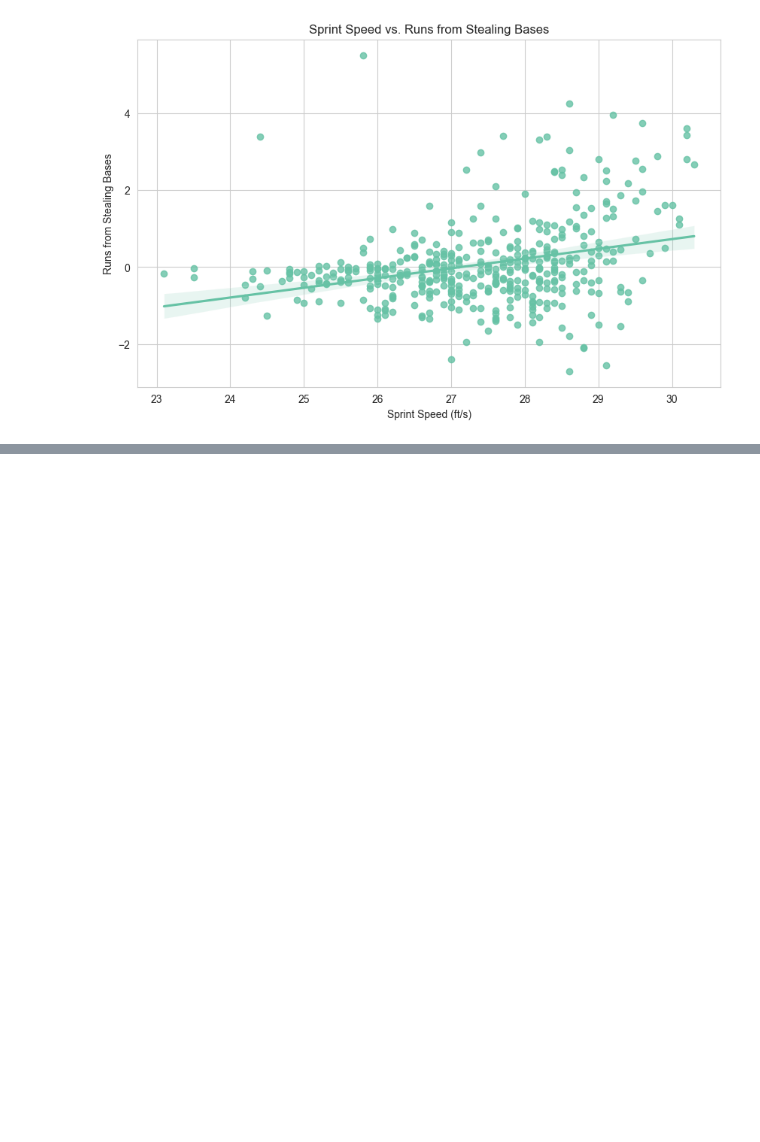
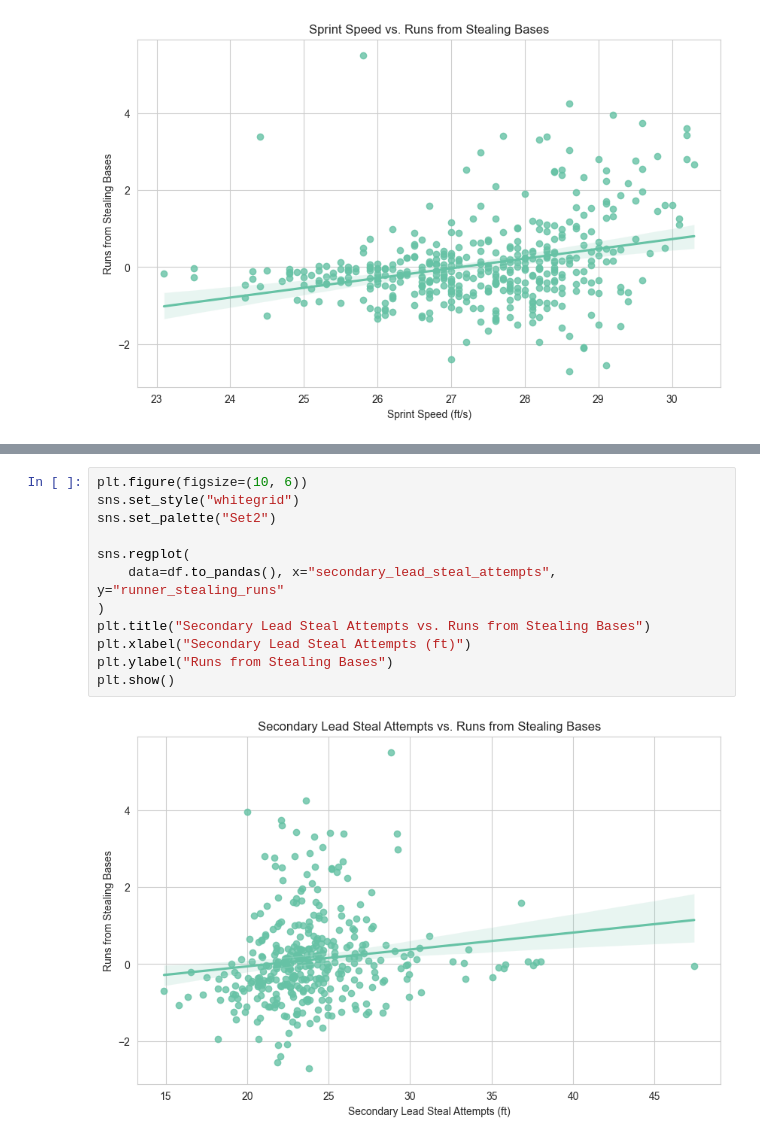
Before and after one commit to nico671/Data-Analysis, a Jupyter notebook: baserunning/basestealing_exploration.ipynb, the cells around one changed output, grey strips where cells are left out. Cells and saved outputs as stored; diff of their text form; blank space fills up the shorter version.

```diff
--- a/baserunning/basestealing_exploration.ipynb
+++ b/baserunning/basestealing_exploration.ipynb
@@ -209,0 +202,14 @@ plt.show()
+# %%
+plt.figure(figsize=(10, 6))
+sns.set_style("whitegrid")
+sns.set_palette("Set2")
+
+sns.regplot(
+    data=df.to_pandas(), x="secondary_lead_steal_attempts", y="runner_stealing_runs"
+)
+plt.title("Secondary Lead Steal Attempts vs. Runs from Stealing Bases")
+plt.xlabel("Secondary Lead Steal Attempts (ft)")
+plt.ylabel("Runs from Stealing Bases")
+plt.show()
+# %% [output]
+[figure, added]
```
Also changed, not shown: parts of 5 cells of this notebook, 8 other files.
